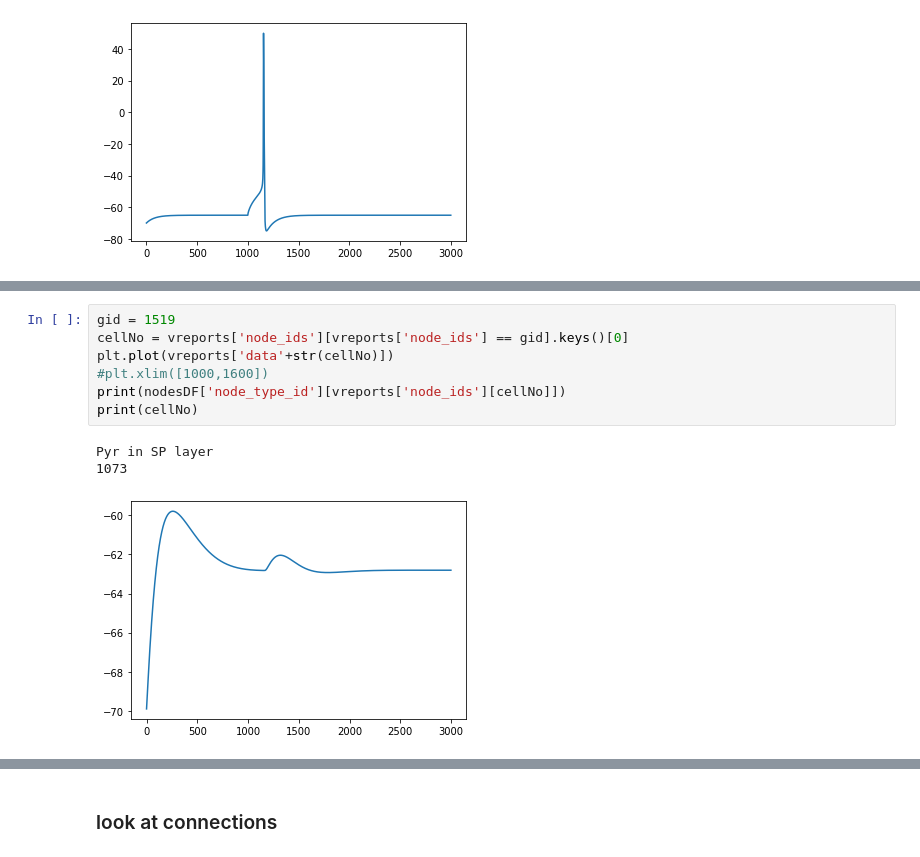
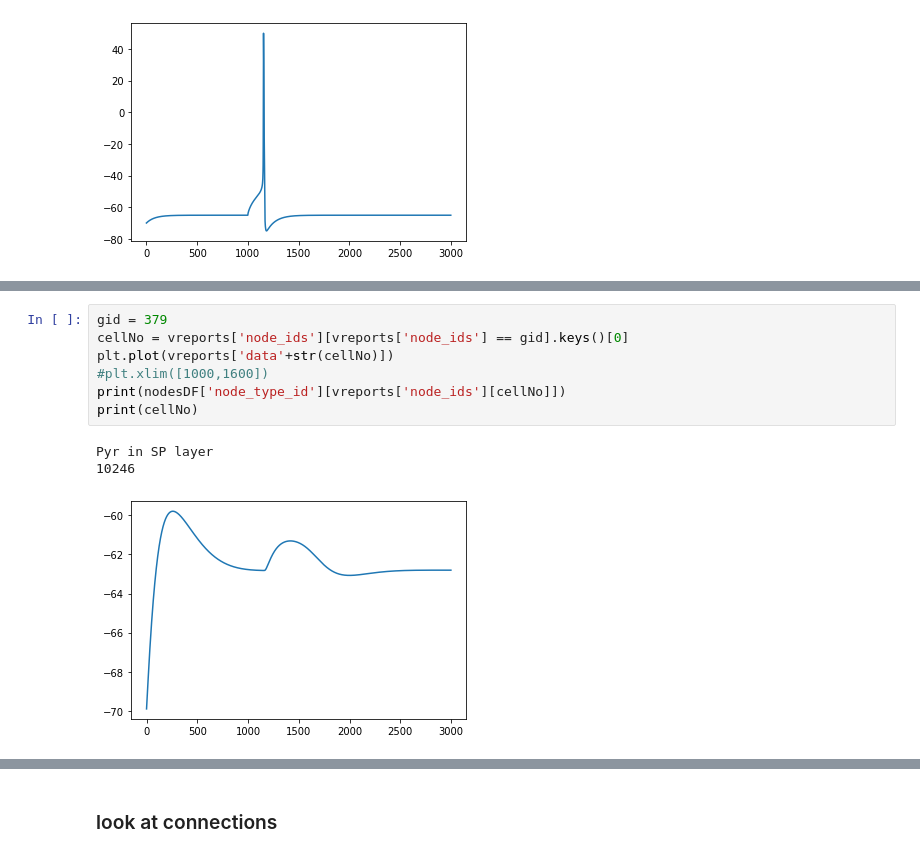
Before and after one commit to ddopp4877/CA1_model, a Jupyter notebook: CA1_exploration.ipynb, the cells around one changed output, grey strips where cells are left out. Saved outputs shown, nothing was run; the diff lists cells and outputs as text.

```diff
--- a/CA1_exploration.ipynb
+++ b/CA1_exploration.ipynb
@@ -531,11 +545,11 @@ nodesDF['node_type_id'][vreports['node_ids'][cellNo]]
 # %%
-gid = 1519
+gid = 379
 cellNo = vreports['node_ids'][vreports['node_ids'] == gid].keys()[0]
 plt.plot(vreports['data'+str(cellNo)])
 #plt.xlim([1000,1600])
 print(nodesDF['node_type_id'][vreports['node_ids'][cellNo]])
 print(cellNo)
 # %% [output]
 Pyr in SP layer
-1073
+10246
-[figure, old version]
+[figure, new version]
```
Also changed, not shown: parts of 16 cells of this notebook.
